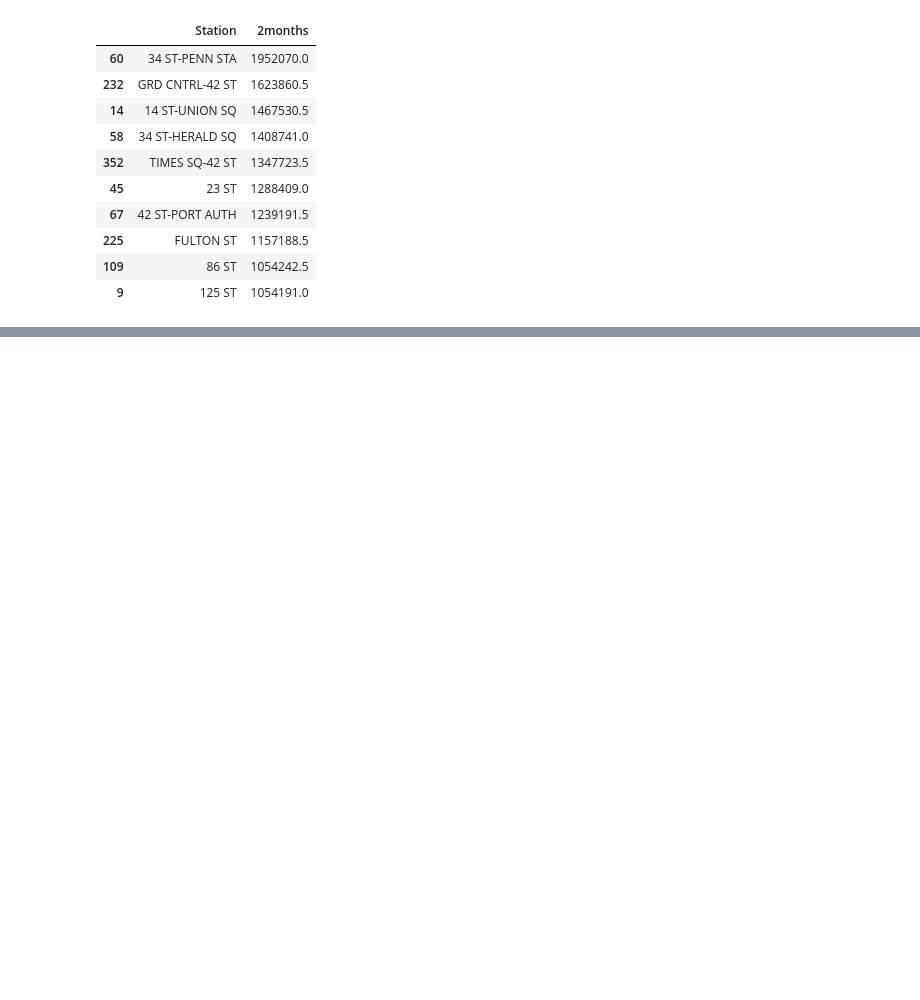
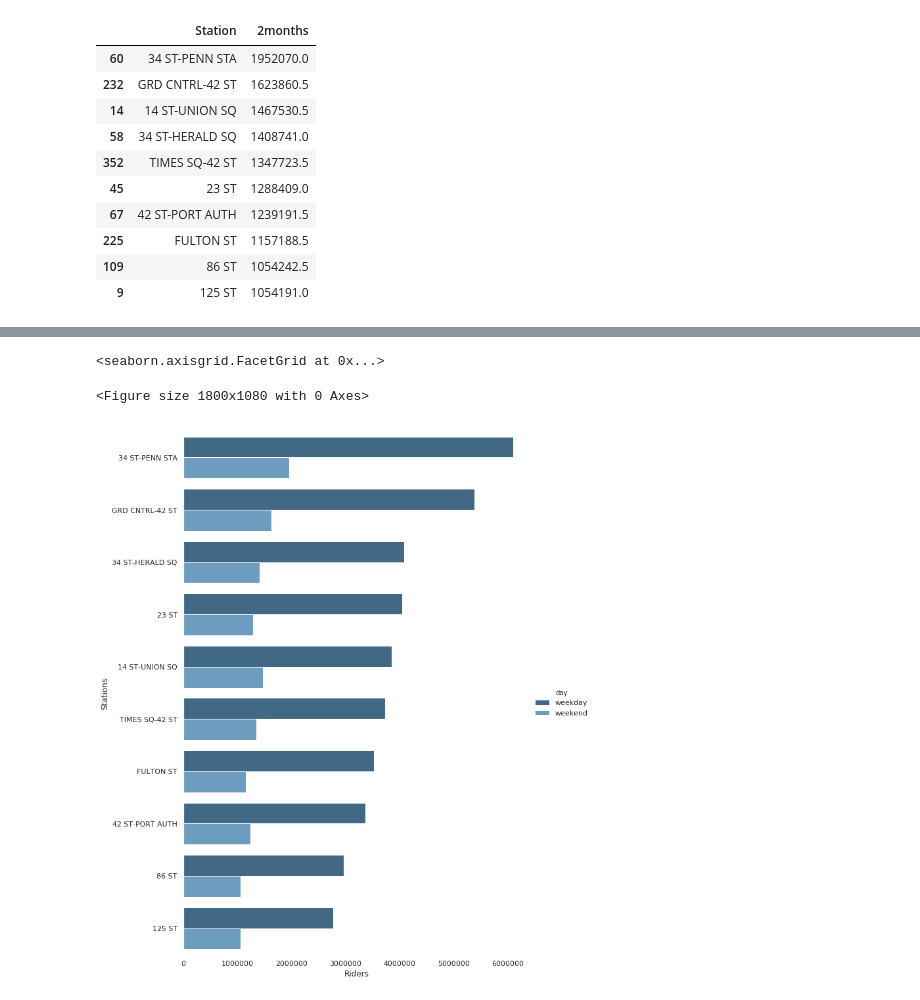
Before and after one commit to marcmuon/mta_turnstile_eda, a Jupyter notebook: MTA_entry_daily_eda_CHARTS.ipynb, the cells around one changed output, grey strips where cells are left out. Cells and saved outputs as stored; diff of their text form; code cells hidden in the pictures; blank space fills up the shorter version.

```diff
--- a/MTA_entry_daily_eda_CHARTS.ipynb
+++ b/MTA_entry_daily_eda_CHARTS.ipynb
@@ -177,0 +182,4 @@ Text(0, 0.5, 'Station')
+# %%
+topten_twomonth_wkday['day'] = 'weekday'
+topten_twomonth_wknd['day'] = 'weekend'
+topten_twomonth_wkday
@@ -177,0 +207,2 @@ Text(0, 0.5, 'Station')
+# %%
+stackedbardf = pd.concat([topten_twomonth_wkday,topten_twomonth_wknd])
@@ -177,0 +217,15 @@ Text(0, 0.5, 'Station')
+# %%
+plt.figure(figsize=(25,15))
+
+#ax = sns.barplot(x='avg_entries',y='Station',data=topten_twomonth_wknd, palette="Blues_d")
+sns.set(rc={'axes.facecolor':'white' })
+#ax.set_title('2-Month Ridership Averages Weekday/Weekend')
+#ax.set_xlabel("Riders",fontsize=30)
+#ax.set_ylabel("Station",fontsize=30)
+ax = sns.catplot(x='2months', y='Station', hue='day', data=stackedbardf, kind='bar', palette="Blues_d", height=12, aspect=.8)
+
+ax.set_axis_labels("Riders", "Stations") #doesn't seem to be a set title in catplot
+# %% [output]
+<seaborn.axisgrid.FacetGrid at 0x...>
+<Figure size 1800x1080 with 0 Axes>
+[figure, added]
```
Also changed, not shown: parts of 7 cells of this notebook.
